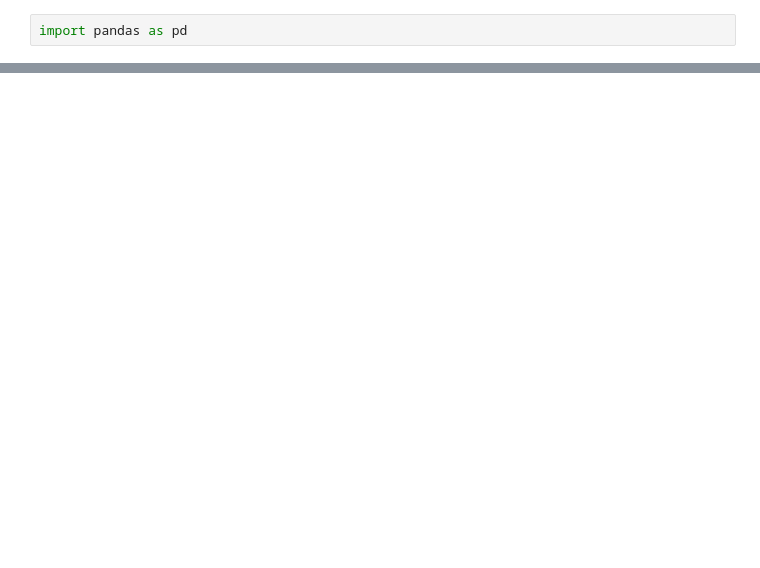
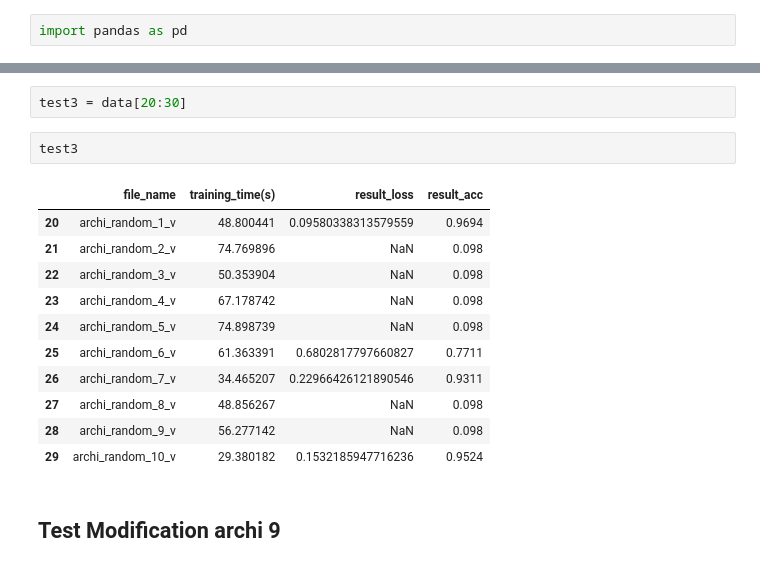
Before and after one commit to AntoineGr1/Memoire_code, a Jupyter notebook: analys_architecture.ipynb, the cells around one changed output, grey strips where cells are left out. Cells and saved outputs as stored; diff of their text form; blank space fills up the shorter version.

```diff
--- a/analys_architecture.ipynb
+++ b/analys_architecture.ipynb
@@ -16,0 +68,18 @@ pd.read_csv('architecture_results.csv')
+# %%
+test3 = data[20:30]
+# %%
+test3
+# %% [output]
+|  | file_name | training_time(s) | result_loss | result_acc |
+| 20 | archi_random_1_v | 48.800441 | 0.09580338313579559 | 0.9694 |
+| 21 | archi_random_2_v | 74.769896 | NaN | 0.098 |
+| 22 | archi_random_3_v | 50.353904 | NaN | 0.098 |
+| 23 | archi_random_4_v | 67.178742 | NaN | 0.098 |
+| 24 | archi_random_5_v | 74.898739 | NaN | 0.098 |
+| 25 | archi_random_6_v | 61.363391 | 0.6802817797660827 | 0.7711 |
+| 26 | archi_random_7_v | 34.465207 | 0.22966426121890546 | 0.9311 |
+| 27 | archi_random_8_v | 48.856267 | NaN | 0.098 |
+| 28 | archi_random_9_v | 56.277142 | NaN | 0.098 |
+| 29 | archi_random_10_v | 29.380182 | 0.1532185947716236 | 0.9524 |
+# %% [markdown]
+## Test Modification archi 9
```
Also changed, not shown: parts of 12 cells of this notebook, 36 other files.
